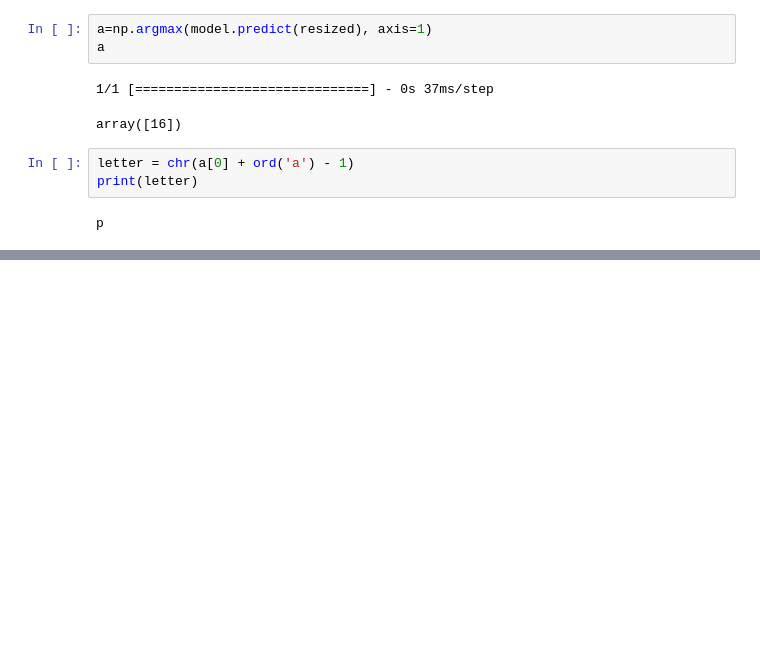
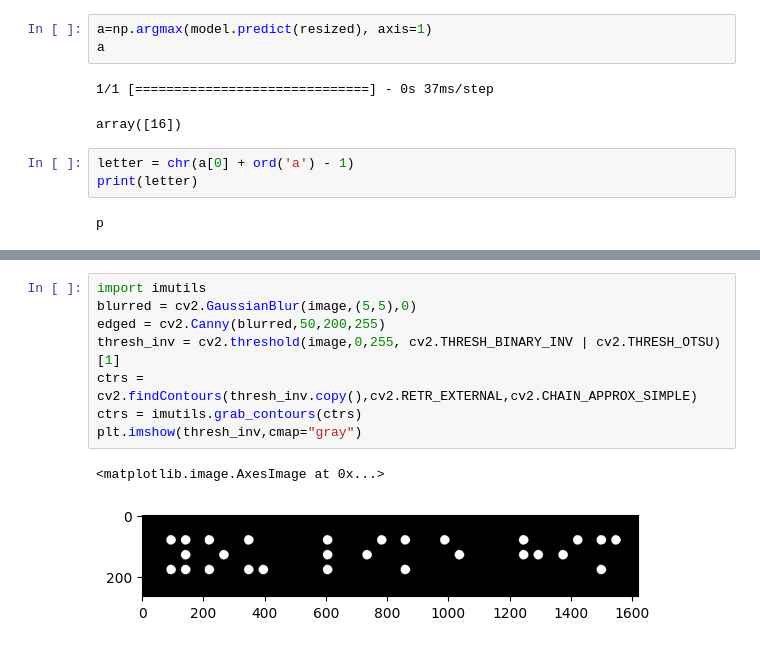
Before and after one commit to Hriday1001/Braille_Character_Recognition, a Jupyter notebook: BrailleOpenCV_character.ipynb, the cells around one changed output, grey strips where cells are left out. Cells and saved outputs as stored; diff of their text form; blank space fills up the shorter version.

```diff
--- a/BrailleOpenCV_character.ipynb
+++ b/BrailleOpenCV_character.ipynb
@@ -163,0 +179,11 @@ p
+# %%
+import imutils
+blurred = cv2.GaussianBlur(image,(5,5),0)
+edged = cv2.Canny(blurred,50,200,255)
+thresh_inv = cv2.threshold(image,0,255, cv2.THRESH_BINARY_INV | cv2.THRESH_OTSU)[1]
+ctrs = cv2.findContours(thresh_inv.copy(),cv2.RETR_EXTERNAL,cv2.CHAIN_APPROX_SIMPLE)
+ctrs = imutils.grab_contours(ctrs)
+plt.imshow(thresh_inv,cmap="gray")
+# %% [output]
+<matplotlib.image.AxesImage at 0x...>
+[figure, added]
```
Also changed, not shown: parts of 19 cells of this notebook.
